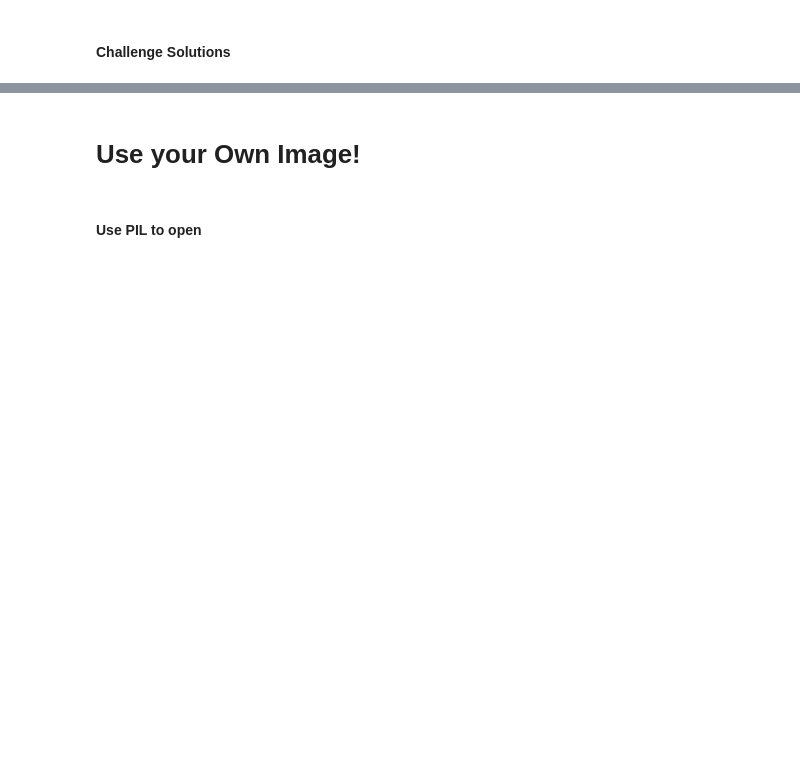
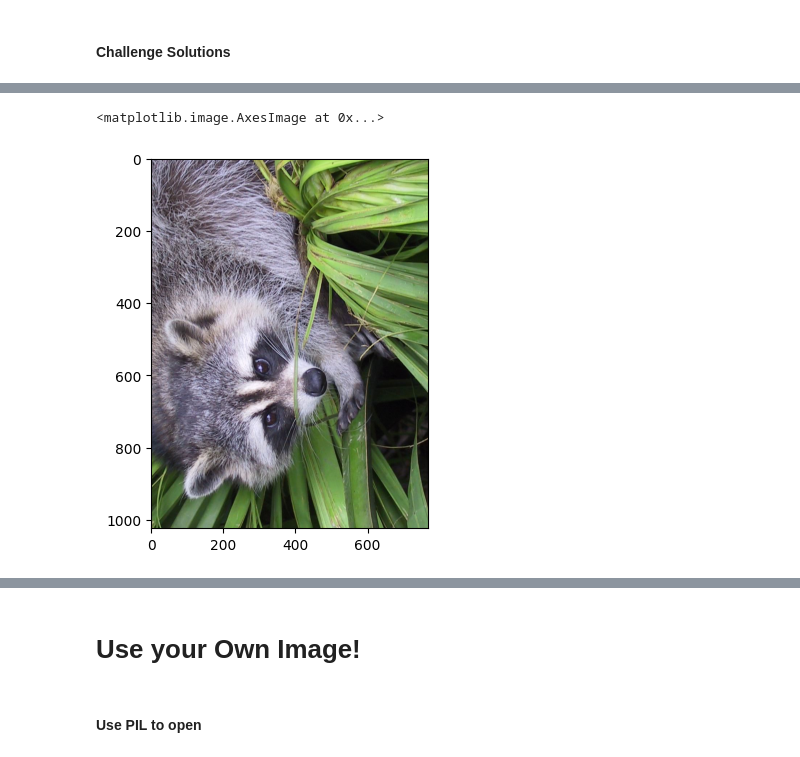
Before and after one commit to joaoLouceiro/100_days_python, a Jupyter notebook: day_77_numpy_and_ndarrays/Computation_with_NumPy_and_N_Dimensional_Arrays_(start).ipynb, the cells around one changed output, grey strips where cells are left out. Drawn from its saved outputs; the diff is of its cells as text; code cells hidden in the pictures; blank space fills up the shorter version.

```diff
--- a/day_77_numpy_and_ndarrays/Computation_with_NumPy_and_N_Dimensional_Arrays_(start).ipynb
+++ b/day_77_numpy_and_ndarrays/Computation_with_NumPy_and_N_Dimensional_Arrays_(start).ipynb
@@ -293,0 +320,5 @@ grey_vals = np.array([0.2126, 0.7152, 0.0722])
+# %%
+plt.imshow(np.swapaxes(img, 0, 1))
+# %% [output]
+<matplotlib.image.AxesImage at 0x...>
+[figure, added]
```
Also changed, not shown: parts of 17 cells of this notebook, 1 other file.
